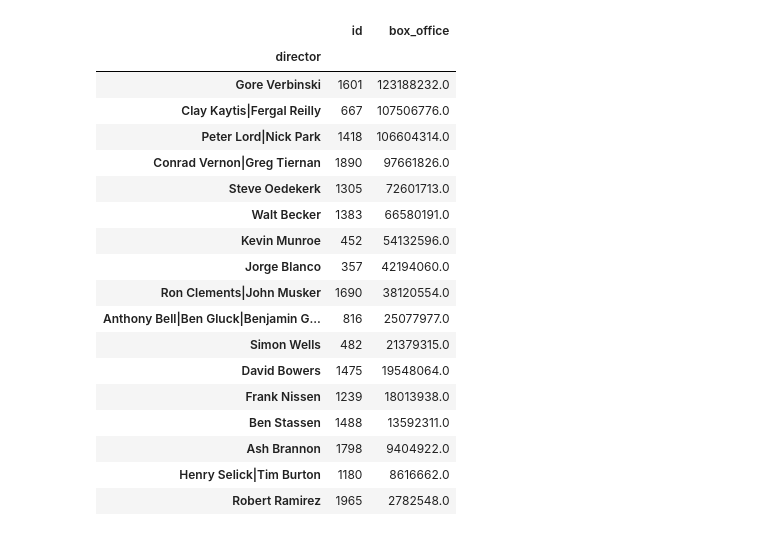
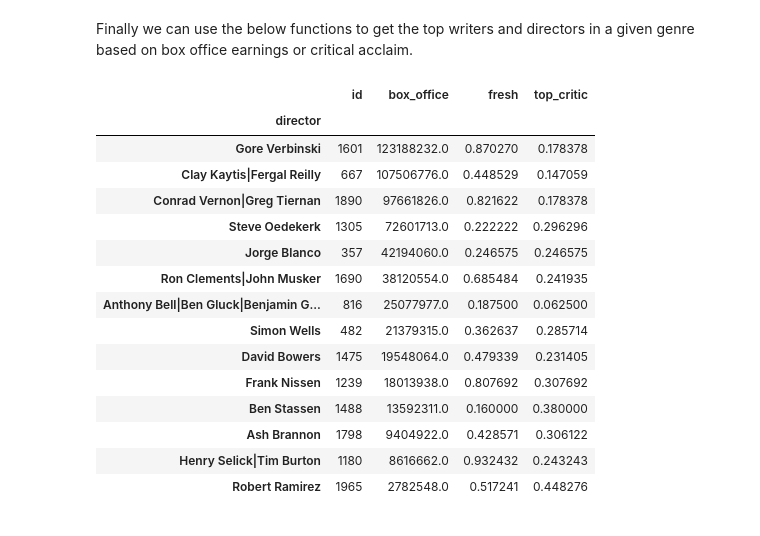
Before and after one commit to learn-co-curriculum/dsc-phase-1-project, a Jupyter notebook: RT Directors and Writers.ipynb, the cells around one changed output. Saved outputs shown, nothing was run; the diff lists cells and outputs as text; code cells hidden in the pictures.

Commit message:
Finished notebook for Writer/Director recommendation

```diff
--- a/RT Directors and Writers.ipynb
+++ b/RT Directors and Writers.ipynb
@@ -33,0 +68,3 @@ rt_movie_details_df
+# %%
+rt_freshness = rt_reviews_df.groupby('id').mean()
+rt_freshness
@@ -33,0 +88,3 @@ rt_movie_details_df
+# %%
+movie_details_rated_df = rt_movie_details_df.merge(rt_freshness, how='left', left_on='id', right_on='id')
+movie_details_rated_df.head(20)
@@ -33,0 +109,2 @@ rt_movie_details_df
+# %%
+movie_details_rated_df.dropna(inplace=True)
@@ -34,5 +158,7 @@ rt_movie_details_df
+# %% [markdown]
+Finally we can use the below functions to get the top writers and directors in a given genre based on box office earnings or critical acclaim.
 # %%
-def director_genre_dataframe(genre):
-    df = rt_movie_details_df[rt_movie_details_df.apply(lambda x: genre in x['genre_list'], axis=1)]
+def director_genre_dataframe_box(genre):
+    df = movie_details_rated_df[movie_details_rated_df.apply(lambda x: genre in x['genre_list'], axis=1)]
     genre_df = df.groupby('director').mean().sort_values(by='box_office', ascending=False)
     return genre_df
@@ -39,22 +170,19 @@ def director_genre_dataframe(genre):
 # %%
-director_genre_dataframe('Animation')
+director_genre_dataframe_box('Animation')
 # %% [output]
-|  | id | box_office |
-| director |  |  |
-| Gore Verbinski | 1601 | 123188232.0 |
-| Clay Kaytis|Fergal Reilly | 667 | 107506776.0 |
-| Peter Lord|Nick Park | 1418 | 106604314.0 |
-| Conrad Vernon|Greg Tiernan | 1890 | 97661826.0 |
-| Steve Oedekerk | 1305 | 72601713.0 |
-| Walt Becker | 1383 | 66580191.0 |
-| Kevin Munroe | 452 | 54132596.0 |
-| Jorge Blanco | 357 | 42194060.0 |
-| Ron Clements|John Musker | 1690 | 38120554.0 |
-| Anthony Bell|Ben Gluck|Benjamin G... | 816 | 25077977.0 |
-| Simon Wells | 482 | 21379315.0 |
-| David Bowers | 1475 | 19548064.0 |
-| Frank Nissen | 1239 | 18013938.0 |
-| Ben Stassen | 1488 | 13592311.0 |
-| Ash Brannon | 1798 | 9404922.0 |
-| Henry Selick|Tim Burton | 1180 | 8616662.0 |
-| Robert Ramirez | 1965 | 2782548.0 |
+|  | id | box_office | fresh | top_critic |
+| director |  |  |  |  |
+| Gore Verbinski | 1601 | 123188232.0 | 0.870270 | 0.178378 |
+| Clay Kaytis|Fergal Reilly | 667 | 107506776.0 | 0.448529 | 0.147059 |
+| Conrad Vernon|Greg Tiernan | 1890 | 97661826.0 | 0.821622 | 0.178378 |
+| Steve Oedekerk | 1305 | 72601713.0 | 0.222222 | 0.296296 |
+| Jorge Blanco | 357 | 42194060.0 | 0.246575 | 0.246575 |
+| Ron Clements|John Musker | 1690 | 38120554.0 | 0.685484 | 0.241935 |
+| Anthony Bell|Ben Gluck|Benjamin G... | 816 | 25077977.0 | 0.187500 | 0.062500 |
+| Simon Wells | 482 | 21379315.0 | 0.362637 | 0.285714 |
+| David Bowers | 1475 | 19548064.0 | 0.479339 | 0.231405 |
+| Frank Nissen | 1239 | 18013938.0 | 0.807692 | 0.307692 |
+| Ben Stassen | 1488 | 13592311.0 | 0.160000 | 0.380000 |
+| Ash Brannon | 1798 | 9404922.0 | 0.428571 | 0.306122 |
+| Henry Selick|Tim Burton | 1180 | 8616662.0 | 0.932432 | 0.243243 |
+| Robert Ramirez | 1965 | 2782548.0 | 0.517241 | 0.448276 |
```
Also changed, not shown: parts of 33 cells of this notebook.
